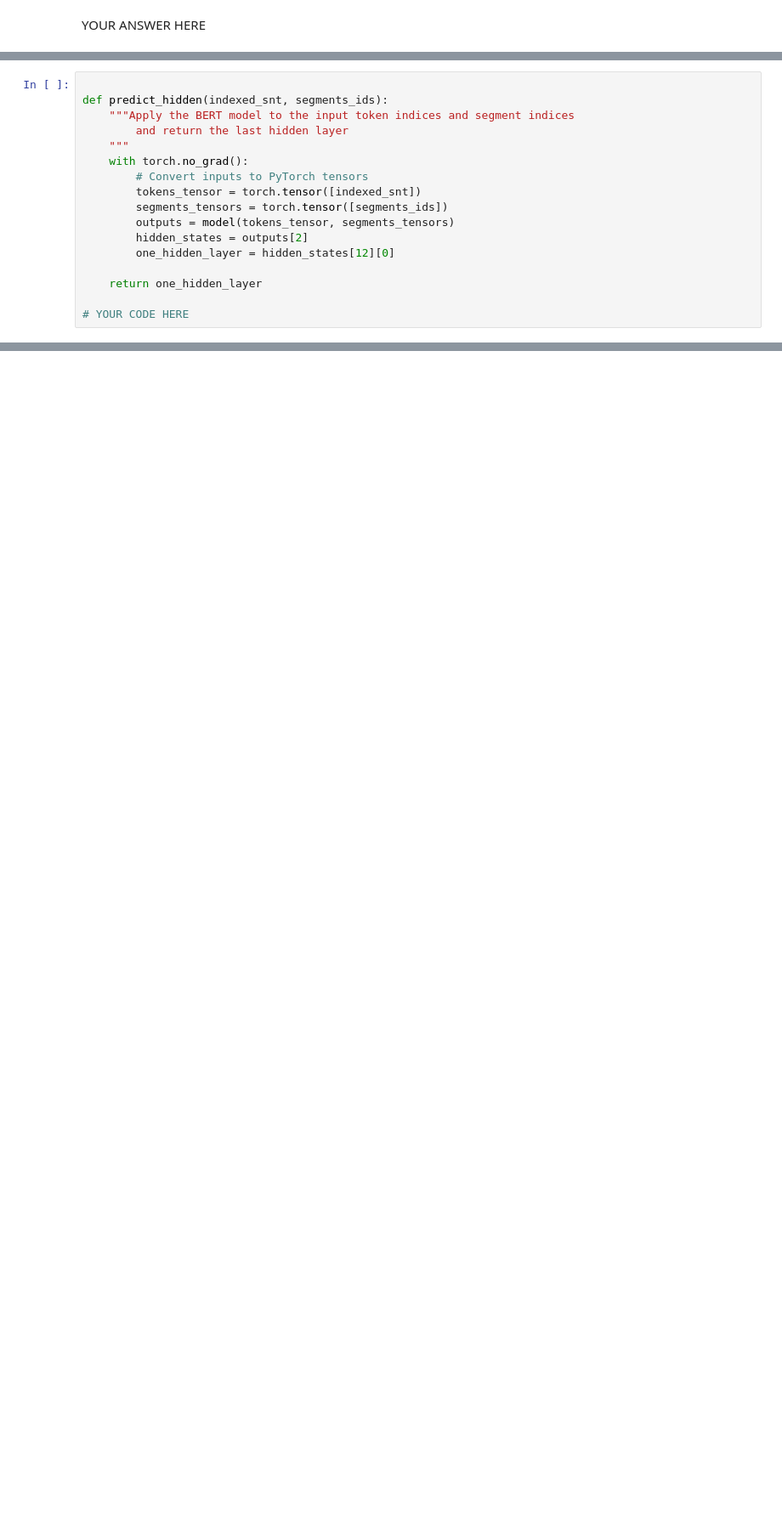
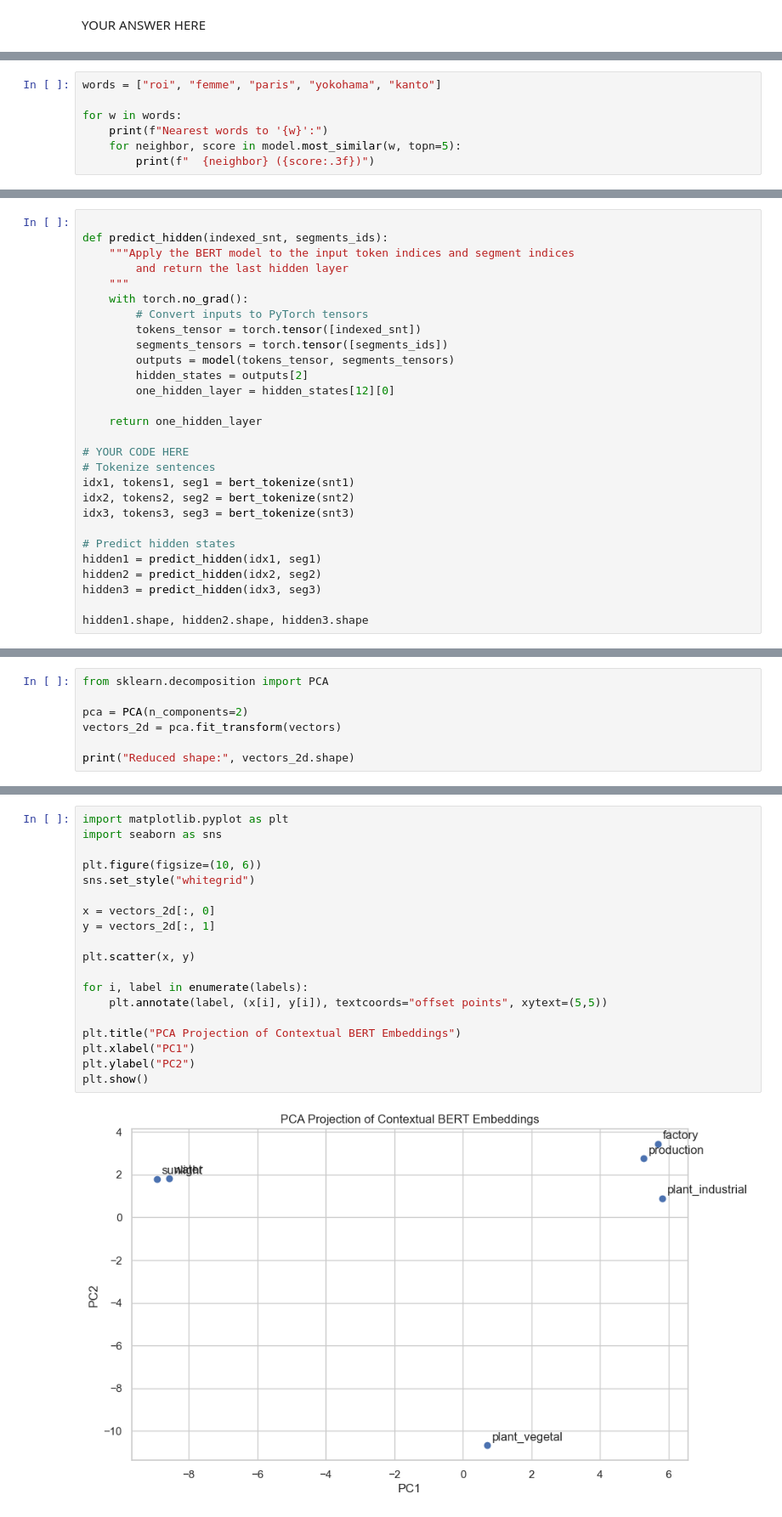
Before and after one commit to sarakpyny/NLP-Course-Ensae, a Jupyter notebook: Lab/nlp-lab2-text-embedding/NY_Sarakpy_lap2_Embeddings.ipynb, the cells around one changed output, grey strips where cells are left out. Shown at 85% size. Cells and saved outputs as stored; diff of their text form; blank space fills up the shorter version.

```diff
--- a/Lab/nlp-lab2-text-embedding/NY_Sarakpy_lap2_Embeddings.ipynb
+++ b/Lab/nlp-lab2-text-embedding/NY_Sarakpy_lap2_Embeddings.ipynb
@@ -286,0 +244,7 @@ model.most_similar("chevalier")
+# %%
+words = ["roi", "femme", "paris", "yokohama", "kanto"]
+
+for w in words:
+    print(f"Nearest words to '{w}':")
+    for neighbor, score in model.most_similar(w, topn=5):
+        print(f"  {neighbor} ({score:.3f})")
@@ -403,3 +526,14 @@ def predict_hidden(indexed_snt, segments_ids):
     return one_hidden_layer
 
 # YOUR CODE HERE
+# Tokenize sentences
+idx1, tokens1, seg1 = bert_tokenize(snt1)
+idx2, tokens2, seg2 = bert_tokenize(snt2)
+idx3, tokens3, seg3 = bert_tokenize(snt3)
+
+# Predict hidden states
+hidden1 = predict_hidden(idx1, seg1)
+hidden2 = predict_hidden(idx2, seg2)
+hidden3 = predict_hidden(idx3, seg3)
+
+hidden1.shape, hidden2.shape, hidden3.shape
@@ -419,0 +616,7 @@ from scipy.spatial.distance import cosine
+# %%
+from sklearn.decomposition import PCA
+
+pca = PCA(n_components=2)
+vectors_2d = pca.fit_transform(vectors)
+
+print("Reduced shape:", vectors_2d.shape)
@@ -419,0 +625,21 @@ from scipy.spatial.distance import cosine
+# %%
+import matplotlib.pyplot as plt
+import seaborn as sns
+
+plt.figure(figsize=(10, 6))
+sns.set_style("whitegrid")
+
+x = vectors_2d[:, 0]
+y = vectors_2d[:, 1]
+
+plt.scatter(x, y)
+
+for i, label in enumerate(labels):
+    plt.annotate(label, (x[i], y[i]), textcoords="offset points", xytext=(5,5))
+
+plt.title("PCA Projection of Contextual BERT Embeddings")
+plt.xlabel("PC1")
+plt.ylabel("PC2")
+plt.show()
+# %% [output]
+[figure, added]
```
Also changed, not shown: parts of 26 cells of this notebook.
